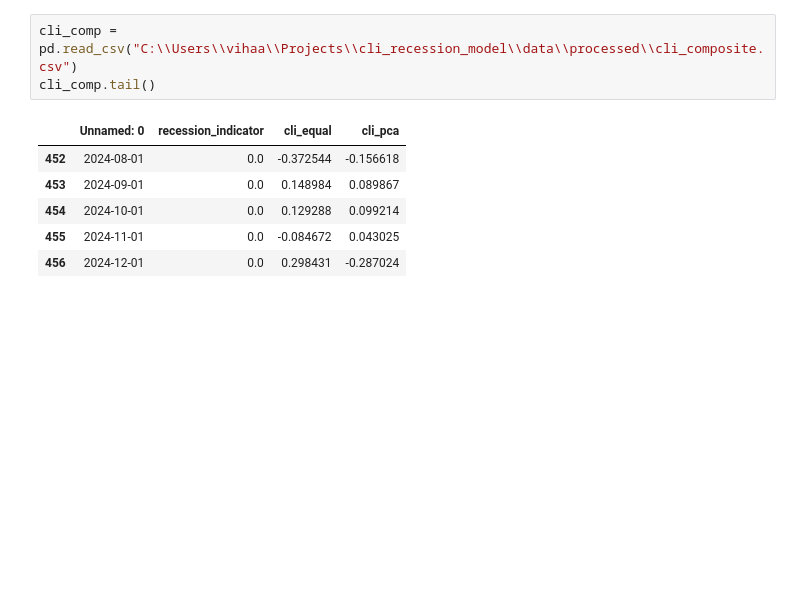
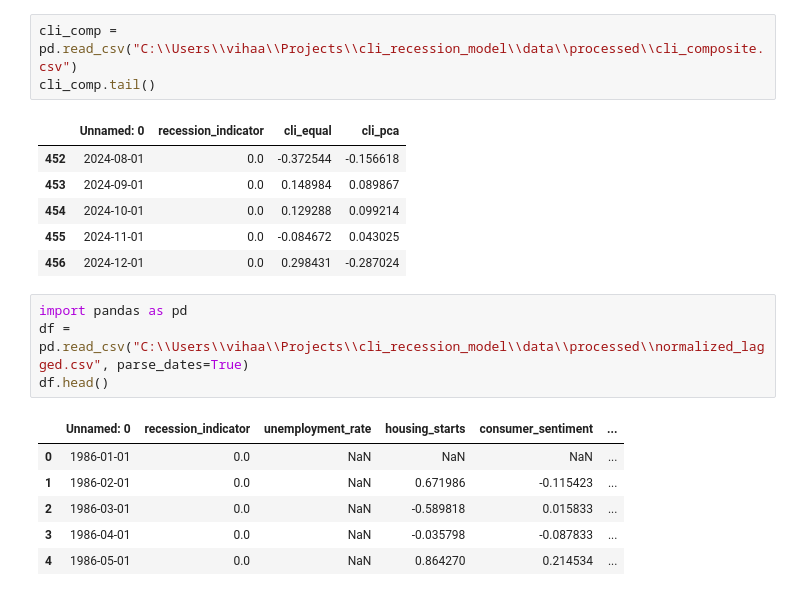
Before and after one commit to vihaan-bakshi-23/cli_recession_model, a Jupyter notebook: notebooks/phase1_2_tests.ipynb, the cells around one changed output. Cells and saved outputs as stored; diff of their text form; blank space fills up the shorter version.

```diff
--- a/notebooks/phase1_2_tests.ipynb
+++ b/notebooks/phase1_2_tests.ipynb
@@ -51,3 +51,14 @@ cli_comp.tail()
 | 454 | 2024-10-01 | 0.0 | 0.129288 | 0.099214 |
 | 455 | 2024-11-01 | 0.0 | -0.084672 | 0.043025 |
 | 456 | 2024-12-01 | 0.0 | 0.298431 | -0.287024 |
+# %%
+import pandas as pd
+df = pd.read_csv("C:\\Users\\vihaa\\Projects\\cli_recession_model\\data\\processed\\normalized_lagged.csv", parse_dates=True)
+df.head()
+# %% [output]
+|  | Unnamed: 0 | recession_indicator | unemployment_rate | housing_starts | consumer_sentiment | ... |
+| 0 | 1986-01-01 | 0.0 | NaN | NaN | NaN | ... |
+| 1 | 1986-02-01 | 0.0 | NaN | 0.671986 | -0.115423 | ... |
+| 2 | 1986-03-01 | 0.0 | NaN | -0.589818 | 0.015833 | ... |
+| 3 | 1986-04-01 | 0.0 | NaN | -0.035798 | -0.087833 | ... |
+| 4 | 1986-05-01 | 0.0 | NaN | 0.864270 | 0.214534 | ... |
```
Also changed, not shown: 15 other files.
